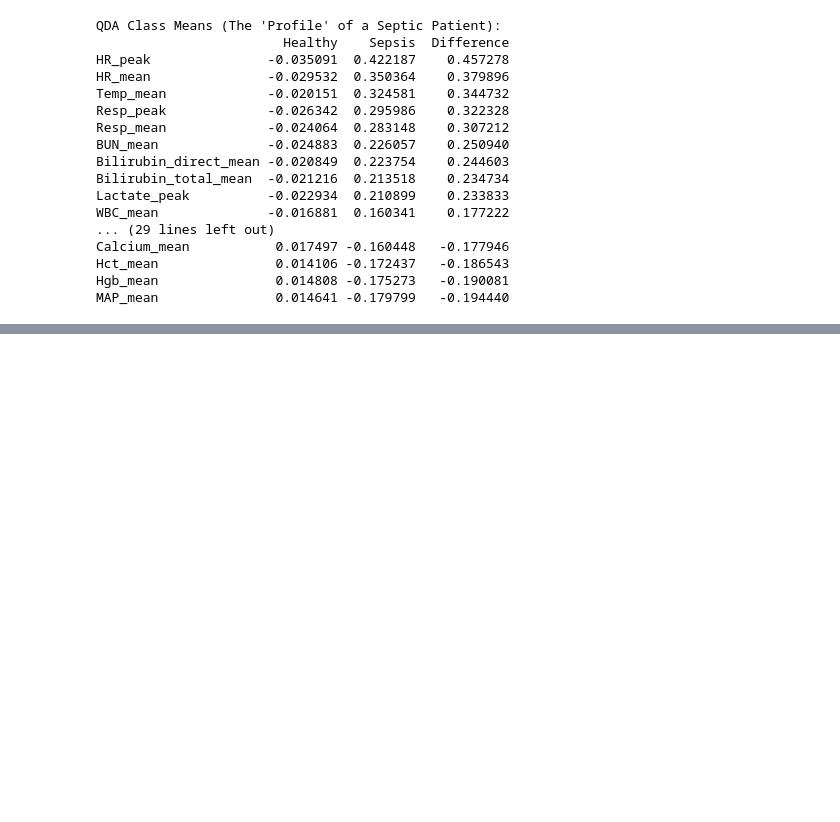
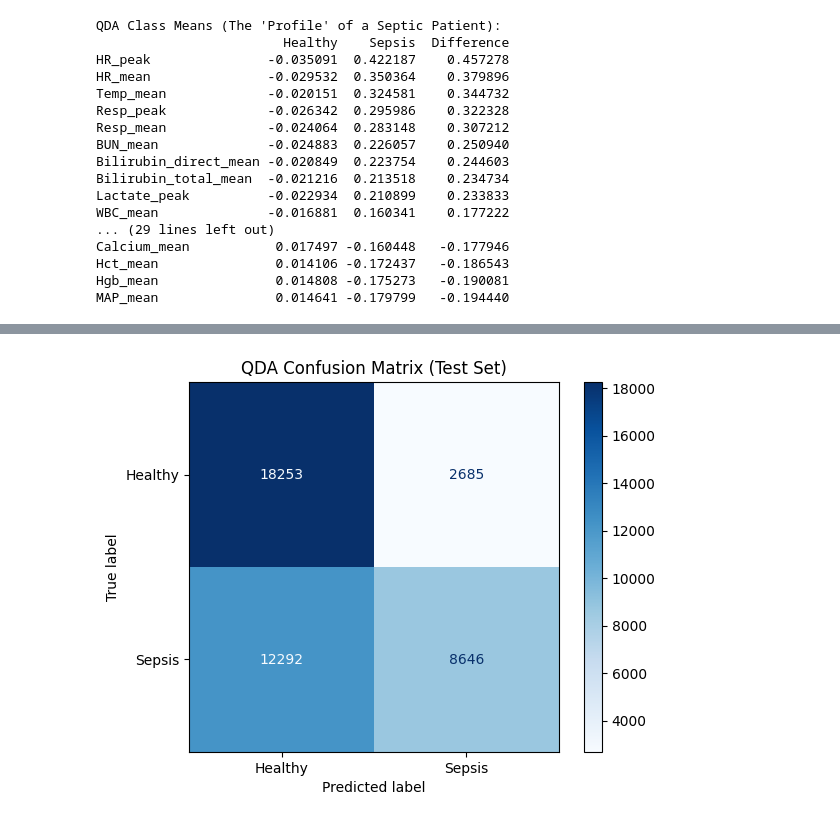
Before and after one commit to mkhabela-create/Big-Data-Midterm, a Jupyter notebook: Sepsis_Code.ipynb, the cells around one changed output, grey strips where cells are left out. Cells and saved outputs as stored; diff of their text form; code cells hidden in the pictures; blank space fills up the shorter version.

```diff
--- a/Sepsis_Code.ipynb
+++ b/Sepsis_Code.ipynb
@@ -791,0 +892,14 @@ MAP_mean               0.014641 -0.179799   -0.194440
+# %%
+from sklearn.metrics import confusion_matrix, ConfusionMatrixDisplay
+
+# Get predictions from your full QDA model
+y_pred = qda.predict(X_train_res)
+
+cm = confusion_matrix(y_train_res, y_pred)
+disp = ConfusionMatrixDisplay(confusion_matrix=cm, display_labels=['Healthy', 'Sepsis'])
+
+disp.plot(cmap='Blues')
+plt.title('QDA Confusion Matrix (Test Set)')
+plt.savefig('qda_confusion_matrix.png')
+# %% [output]
+[figure, added]
```
Also changed, not shown: parts of 9 cells of this notebook, 5 other files.
